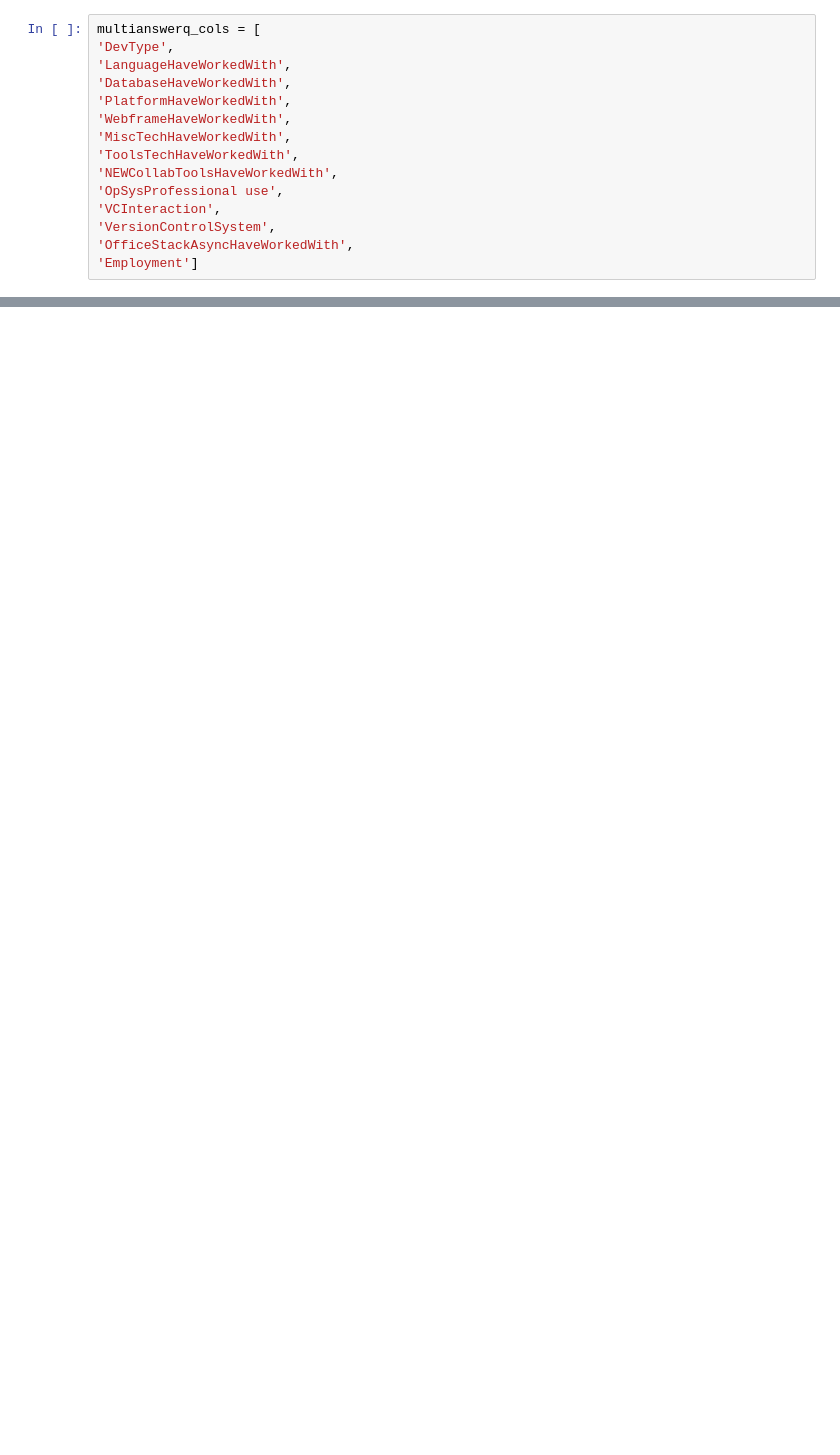
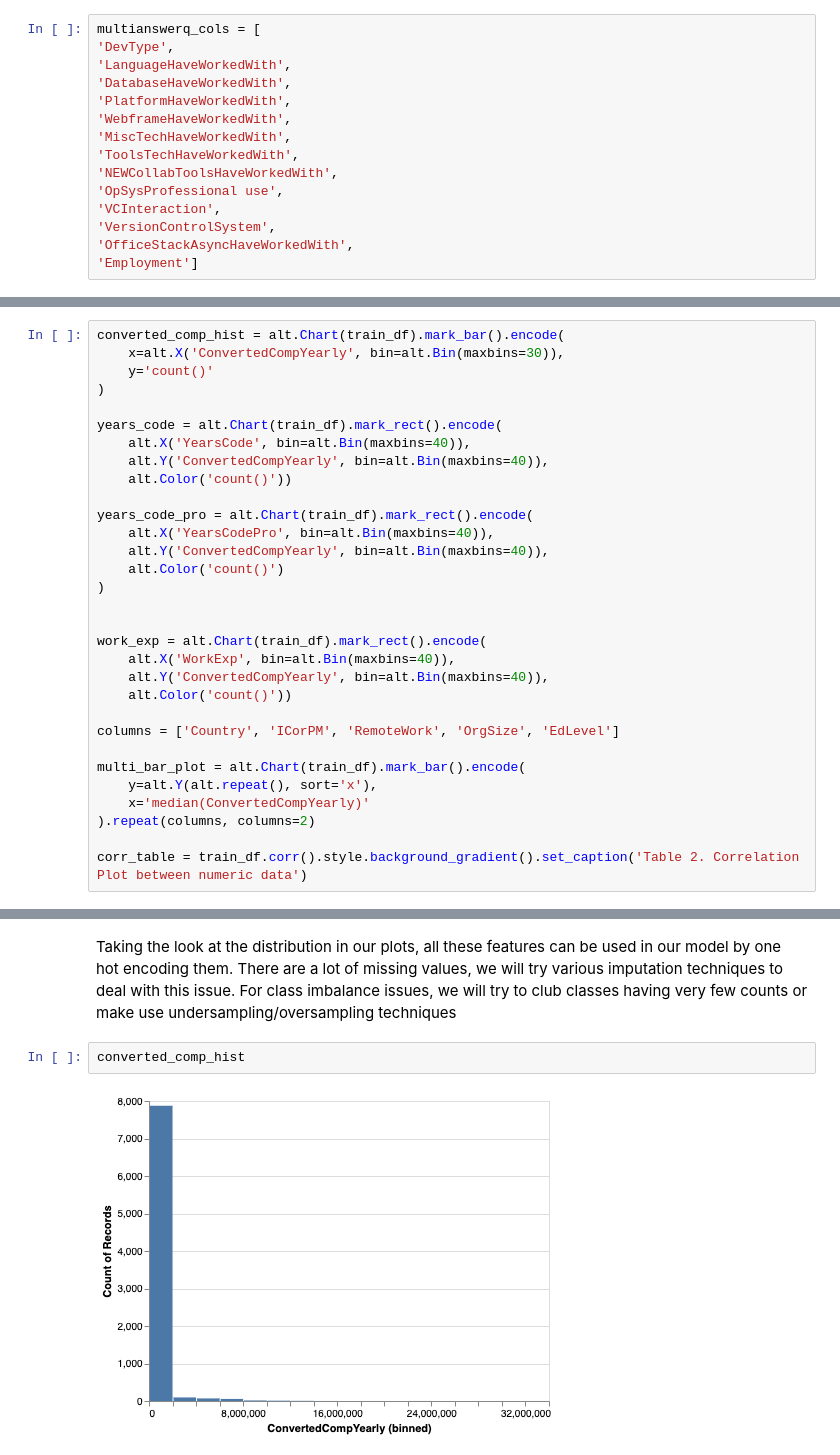
Before and after one commit to UBC-MDS/DSCI522-Group16-2022, a Jupyter notebook: Salaries_data_EDA_notebook.ipynb, the cells around one changed output, grey strips where cells are left out. Cells and saved outputs as stored; diff of their text form; blank space fills up the shorter version.

```diff
--- a/Salaries_data_EDA_notebook.ipynb
+++ b/Salaries_data_EDA_notebook.ipynb
@@ -320,0 +175,31 @@ alt.Chart(train_df).mark_rect().encode(
+# %%
+converted_comp_hist = alt.Chart(train_df).mark_bar().encode(
+    x=alt.X('ConvertedCompYearly', bin=alt.Bin(maxbins=30)),
+    y='count()'
+)
+
+years_code = alt.Chart(train_df).mark_rect().encode(
+    alt.X('YearsCode', bin=alt.Bin(maxbins=40)),
+    alt.Y('ConvertedCompYearly', bin=alt.Bin(maxbins=40)),
+    alt.Color('count()'))
+
+years_code_pro = alt.Chart(train_df).mark_rect().encode(
+    alt.X('YearsCodePro', bin=alt.Bin(maxbins=40)),
+    alt.Y('ConvertedCompYearly', bin=alt.Bin(maxbins=40)),
+    alt.Color('count()')
+)
+
+
+work_exp = alt.Chart(train_df).mark_rect().encode(
+    alt.X('WorkExp', bin=alt.Bin(maxbins=40)),
+    alt.Y('ConvertedCompYearly', bin=alt.Bin(maxbins=40)),
+    alt.Color('count()'))
+
+columns = ['Country', 'ICorPM', 'RemoteWork', 'OrgSize', 'EdLevel']
+
+multi_bar_plot = alt.Chart(train_df).mark_bar().encode(
+    y=alt.Y(alt.repeat(), sort='x'),
+    x='median(ConvertedCompYearly)'
+).repeat(columns, columns=2)
+
+corr_table = train_df.corr().style.background_gradient().set_caption('Table 2. Correlation Plot between numeric data')
@@ -320,0 +229,6 @@ alt.Chart(train_df).mark_rect().encode(
+# %% [markdown]
+Taking the look at the distribution in our plots, all these features can be used in our model by one hot encoding them. There are a lot of missing values, we will try various imputation techniques to deal with this issue. For class imbalance issues, we will try to club classes having very few counts or make use undersampling/oversampling techniques
+# %%
+converted_comp_hist
+# %% [output]
+[figure, added]
```
Also changed, not shown: parts of 61 cells of this notebook.
